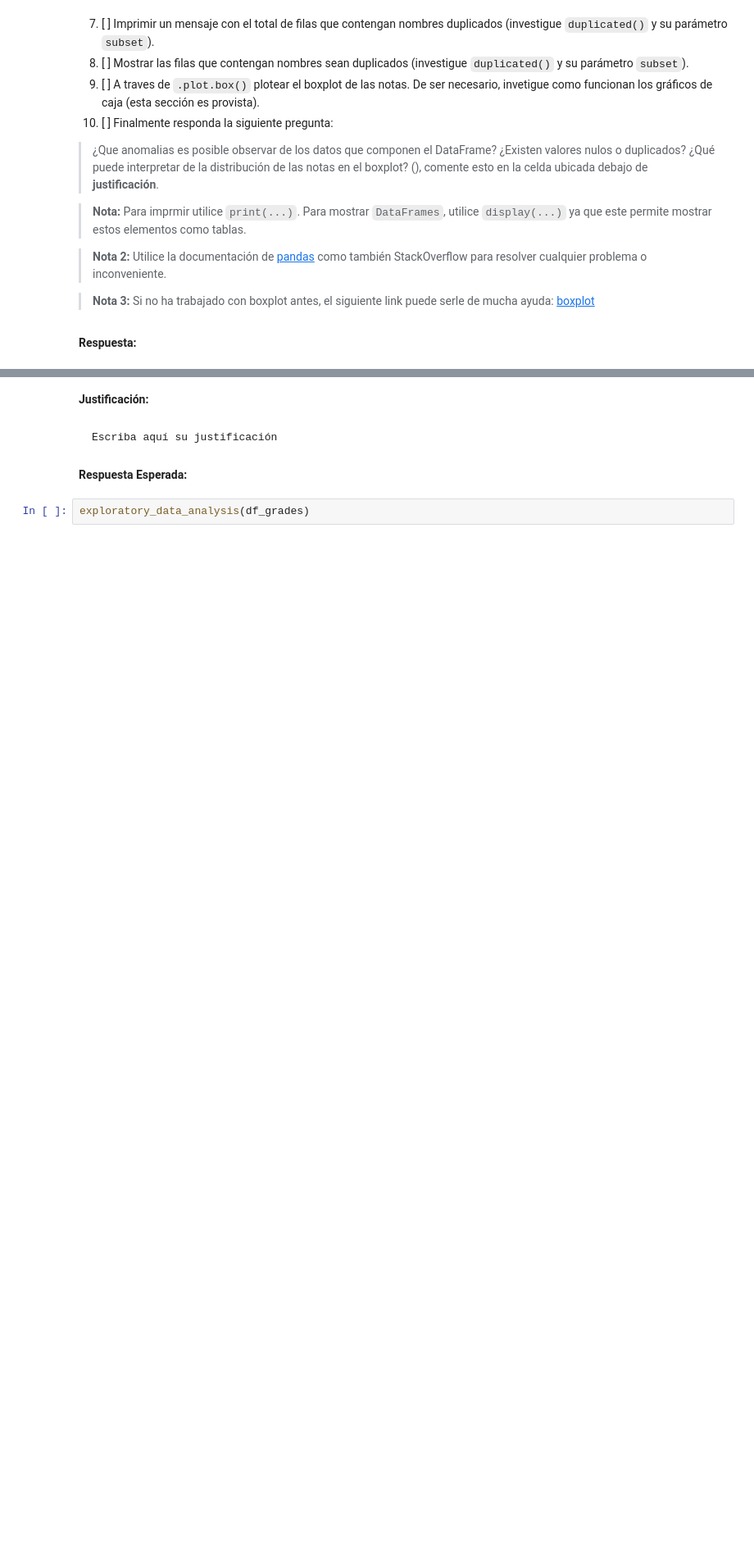
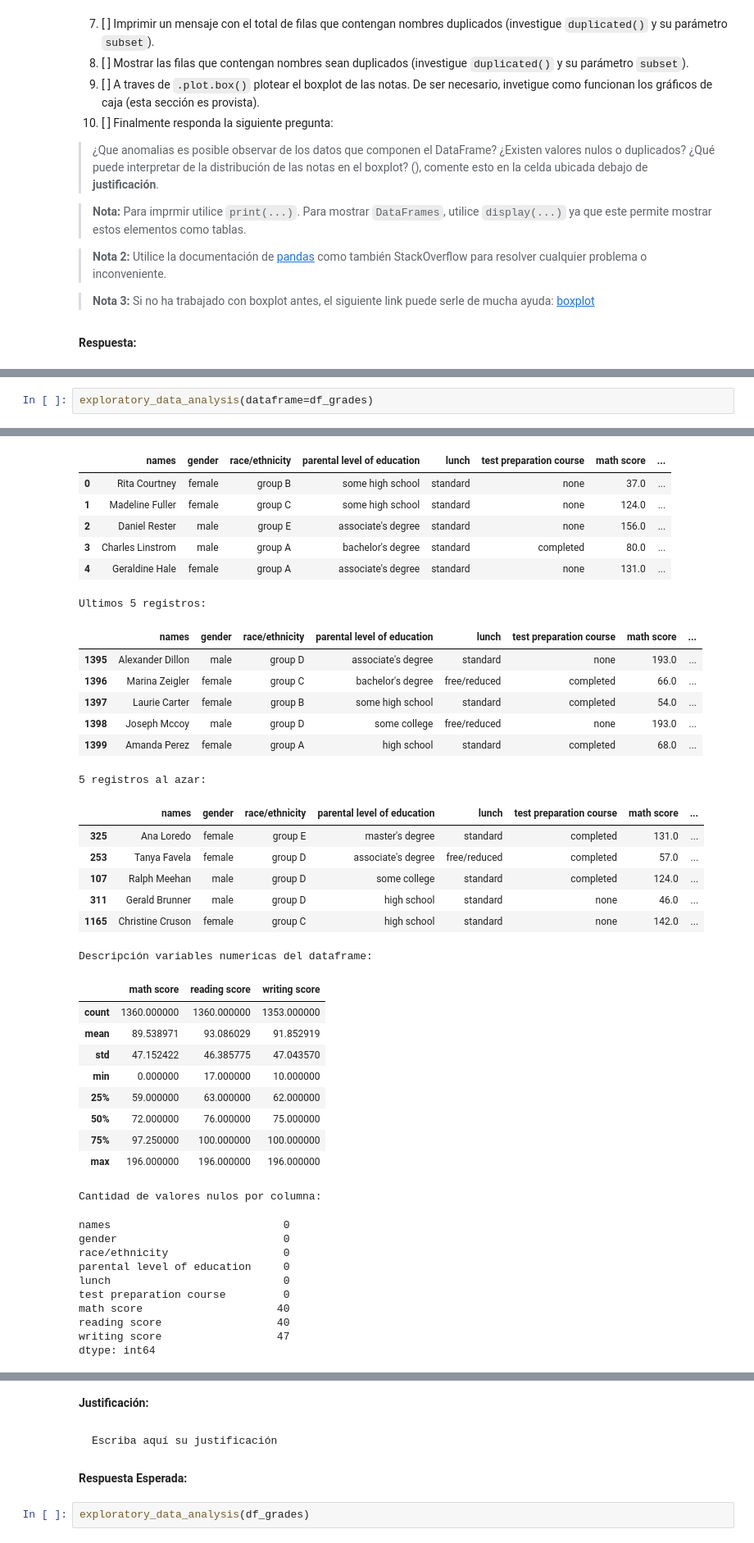
Before and after one commit to BnjmnNicholas/MDS7202-2023-2, a Jupyter notebook: LAB 4/Laboratorio4_enunciado.ipynb, the cells around one changed output, grey strips where cells are left out. Shown at 82% size. Cells and saved outputs as stored; diff of their text form; blank space fills up the shorter version.

```diff
--- a/LAB 4/Laboratorio4_enunciado.ipynb
+++ b/LAB 4/Laboratorio4_enunciado.ipynb
@@ -185,3 +190,6 @@ def exploratory_data_analysis(dataframe):
     display(px.box(dataframe, y=['math score', 'reading score', 'writing score']))
 
     return
+# %%
+exploratory_data_analysis(dataframe=df_grades)
+# %% [output]
@@ -187,0 +204,41 @@ def exploratory_data_analysis(dataframe):
+|  | names | gender | race/ethnicity | parental level of education | lunch | test preparation course | math score | ... |
+| 0 | Rita Courtney | female | group B | some high school | standard | none | 37.0 | ... |
+| 1 | Madeline Fuller | female | group C | some high school | standard | none | 124.0 | ... |
+| 2 | Daniel Rester | male | group E | associate's degree | standard | none | 156.0 | ... |
+| 3 | Charles Linstrom | male | group A | bachelor's degree | standard | completed | 80.0 | ... |
+| 4 | Geraldine Hale | female | group A | associate's degree | standard | none | 131.0 | ... |
+Ultimos 5 registros:
+|  | names | gender | race/ethnicity | parental level of education | lunch | test preparation course | math score | ... |
+| 1395 | Alexander Dillon | male | group D | associate's degree | standard | none | 193.0 | ... |
+| 1396 | Marina Zeigler | female | group C | bachelor's degree | free/reduced | completed | 66.0 | ... |
+| 1397 | Laurie Carter | female | group B | some high school | standard | completed | 54.0 | ... |
+| 1398 | Joseph Mccoy | male | group D | some college | free/reduced | none | 193.0 | ... |
+| 1399 | Amanda Perez | female | group A | high school | standard | completed | 68.0 | ... |
+5 registros al azar:
+|  | names | gender | race/ethnicity | parental level of education | lunch | test preparation course | math score | ... |
+| 325 | Ana Loredo | female | group E | master's degree | standard | completed | 131.0 | ... |
+| 253 | Tanya Favela | female | group D | associate's degree | free/reduced | completed | 57.0 | ... |
+| 107 | Ralph Meehan | male | group D | some college | standard | completed | 124.0 | ... |
+| 311 | Gerald Brunner | male | group D | high school | standard | none | 46.0 | ... |
+| 1165 | Christine Cruson | female | group C | high school | standard | none | 142.0 | ... |
+Descripción variables numericas del dataframe:
+|  | math score | reading score | writing score |
+| count | 1360.000000 | 1360.000000 | 1353.000000 |
+| mean | 89.538971 | 93.086029 | 91.852919 |
+| std | 47.152422 | 46.385775 | 47.043570 |
+| min | 0.000000 | 17.000000 | 10.000000 |
+| 25% | 59.000000 | 63.000000 | 62.000000 |
+| 50% | 72.000000 | 76.000000 | 75.000000 |
+| 75% | 97.250000 | 100.000000 | 100.000000 |
+| max | 196.000000 | 196.000000 | 196.000000 |
+Cantidad de valores nulos por columna:
+names                           0
+gender                          0
+race/ethnicity                  0
+parental level of education     0
+lunch                           0
+test preparation course         0
+math score                     40
+reading score                  40
+writing score                  47
+dtype: int64
```
Also changed, not shown: parts of 11 cells of this notebook.
